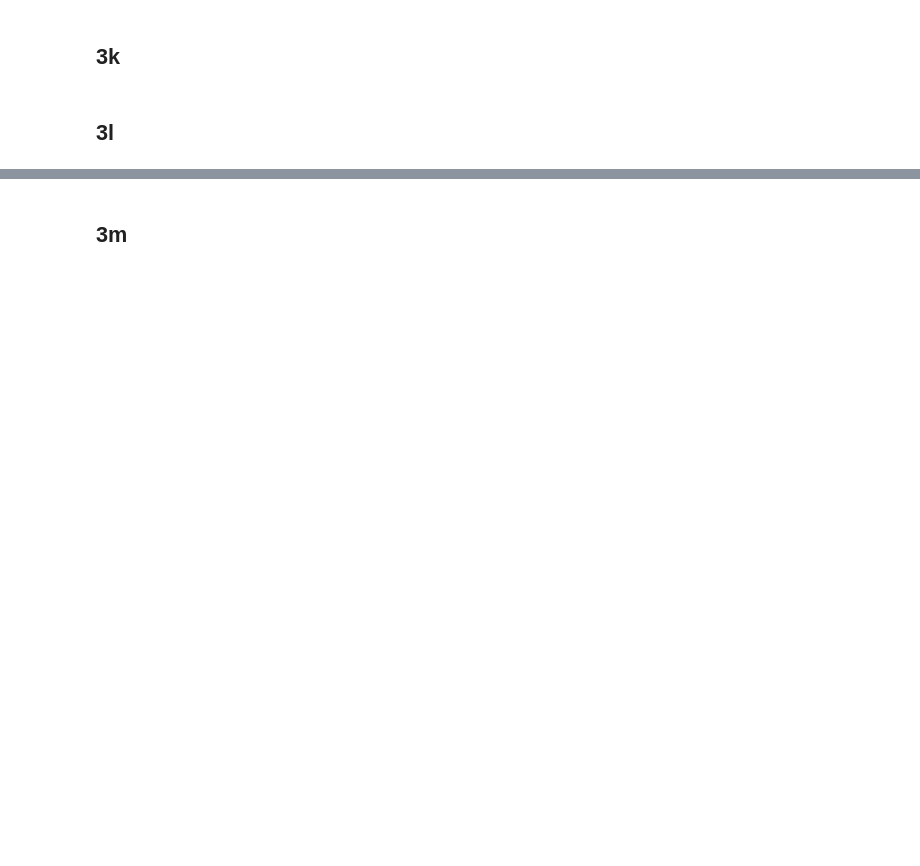
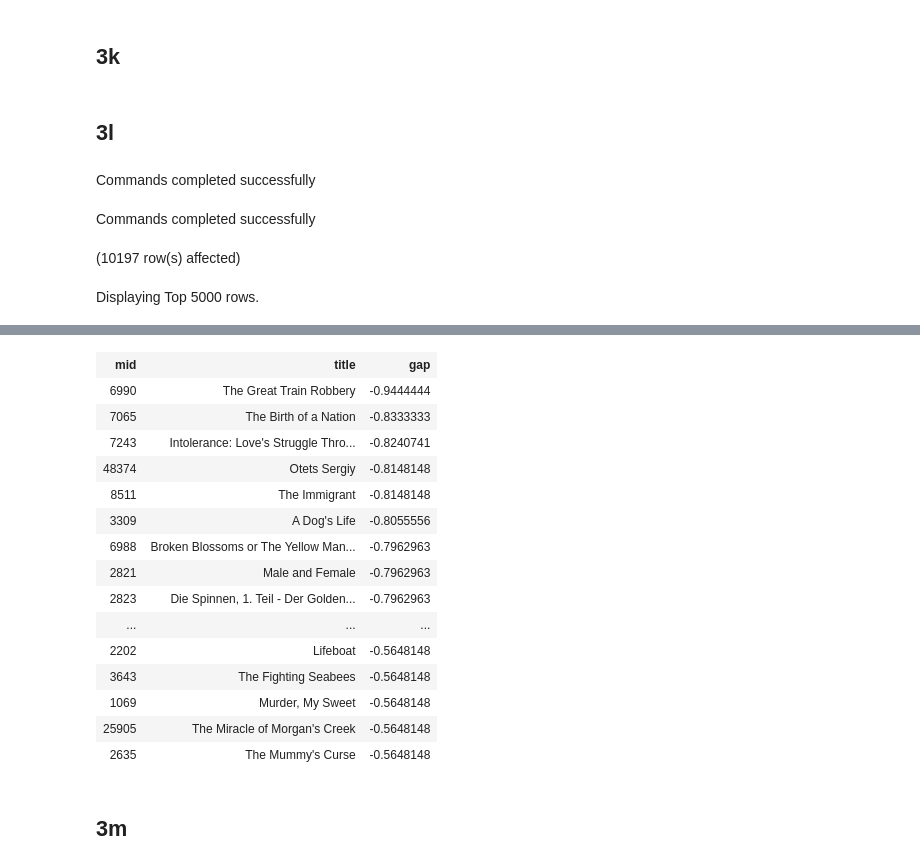
Before and after one commit to po-trottier/concordia-data-systems, a Jupyter notebook: Phase1/project_notebook.ipynb, the cells around one changed output, grey strips where cells are left out. Cells and saved outputs as stored; diff of their text form; code cells hidden in the pictures; blank space fills up the shorter version.

```diff
--- a/Phase1/project_notebook.ipynb
+++ b/Phase1/project_notebook.ipynb
@@ -535,0 +408,26 @@ Total execution time: 00:00:00.138
+# %%
+CREATE OR REPLACE FUNCTION norm(REAL) RETURNS REAL
+    AS
+        $$
+        DECLARE normal REAL;
+        BEGIN
+            SELECT (($1 - 2005) / (MAX(M.year) - MIN(M.year))) INTO normal
+            FROM movies M;
+
+            RETURN normal;
+        END;
+        $$
+    LANGUAGE plpgsql;
+
+CREATE OR REPLACE VIEW age_gap AS
+    SELECT M1.mid, M1.title, norm(M1.year::REAL) as gap
+    FROM movies M1
+    GROUP BY M1.mid, M1.title
+    ORDER BY gap ASC;
+
+SELECT * FROM age_gap;
+# %% [output]
+Commands completed successfully
+Commands completed successfully
+(10197 row(s) affected)
+Displaying Top 5000 rows.
@@ -536,3 +435,19 @@ Total execution time: 00:00:00.138
+| mid | title | gap |
+| 6990 | The Great Train Robbery | -0.9444444 |
+| 7065 | The Birth of a Nation | -0.8333333 |
+| 7243 | Intolerance: Love's Struggle Thro... | -0.8240741 |
+| 48374 | Otets Sergiy | -0.8148148 |
+| 8511 | The Immigrant | -0.8148148 |
+| 3309 | A Dog's Life | -0.8055556 |
+| 6988 | Broken Blossoms or The Yellow Man... | -0.7962963 |
+| 2821 | Male and Female | -0.7962963 |
+| 2823 | Die Spinnen, 1. Teil - Der Golden... | -0.7962963 |
+| ... | ... | ... |
+| 2202 | Lifeboat | -0.5648148 |
+| 3643 | The Fighting Seabees | -0.5648148 |
+| 1069 | Murder, My Sweet | -0.5648148 |
+| 25905 | The Miracle of Morgan's Creek | -0.5648148 |
+| 2635 | The Mummy's Curse | -0.5648148 |
 # %% [markdown]
 ## 3m
 # %%
```
Also changed, not shown: parts of 28 cells of this notebook.
